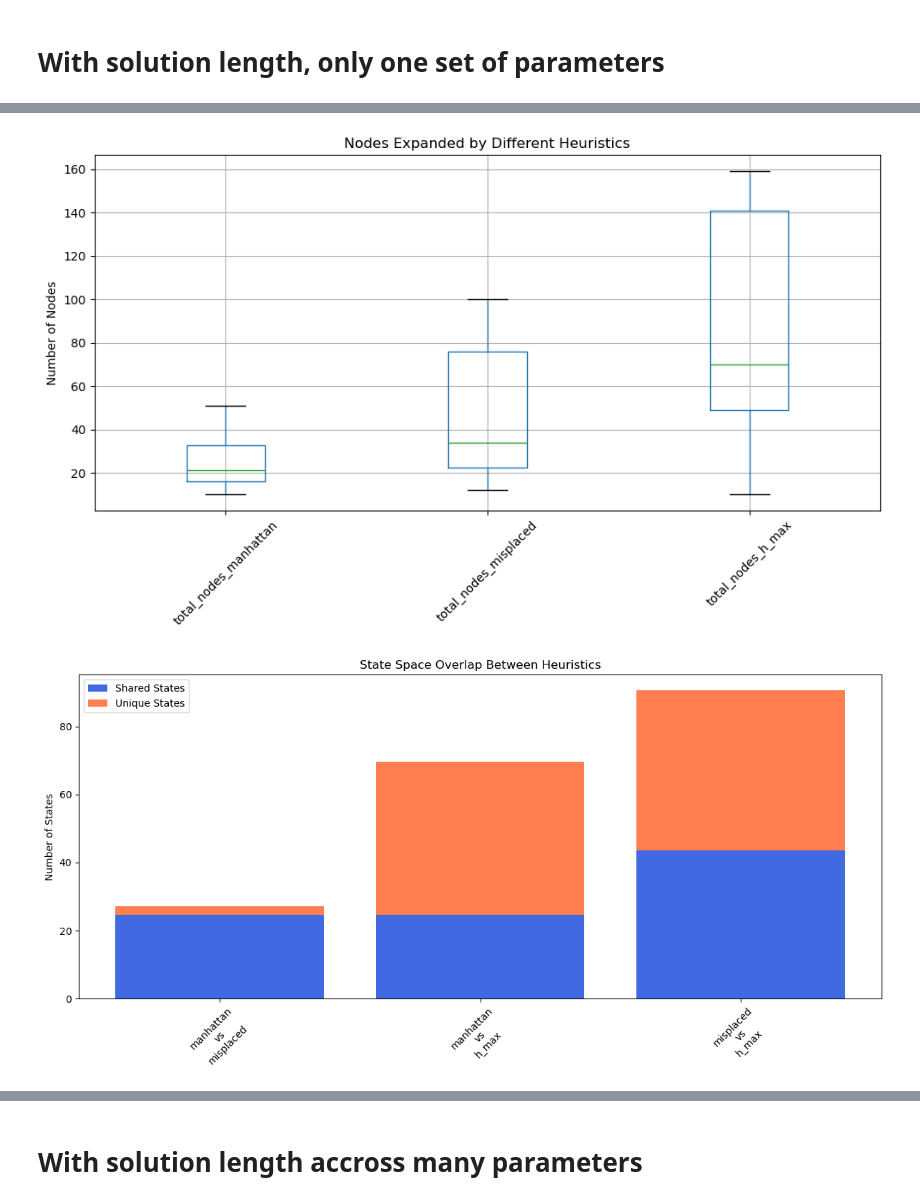
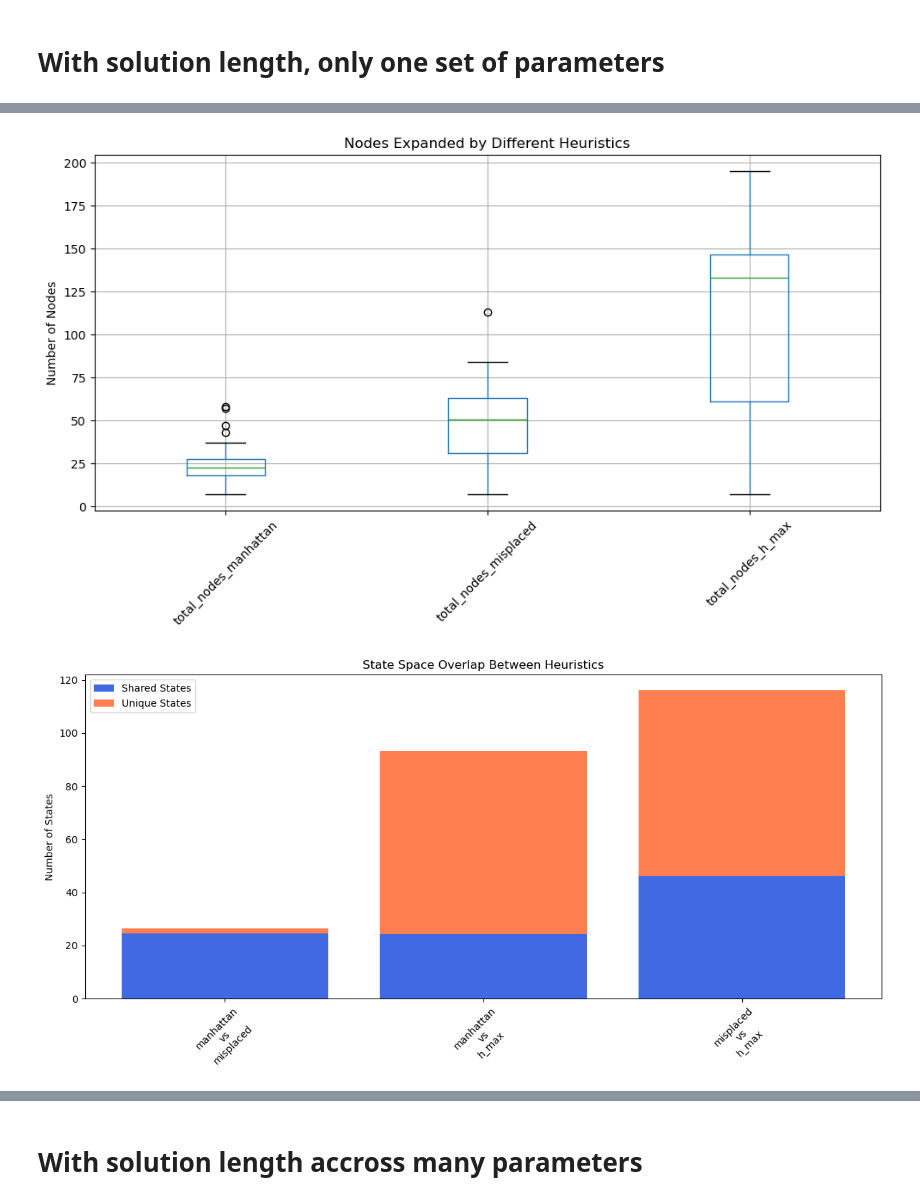
Before and after one commit to GurKeinan/Artificial-Intelligence-and-Autonomous-Systems, a Jupyter notebook: code/comparing_heuristics.ipynb, the cells around one changed output, grey strips where cells are left out. Cells and saved outputs as stored; diff of their text form; code cells hidden in the pictures.

```diff
--- a/code/comparing_heuristics.ipynb
+++ b/code/comparing_heuristics.ipynb
@@ -9,6 +9,7 @@ import matplotlib.pyplot as plt
 from pathlib import Path
 import pickle
 
+from tqdm.notebook import tqdm
 from sliding_puzzle_generator import generate_sliding_puzzle_problem
 from block_world_generator import generate_block_world_problem
 from general_A_star import a_star
@@ -46,14 +47,14 @@ class HeuristicComparison:
         """Solve each problem with all available heuristics"""
         all_results = []
 
-        for i, (initial_state, goal_state) in enumerate(problems):
-            print(f"\nSolving problem {i+1}")
+        for i, (initial_state, goal_state) in tqdm(enumerate(problems), total=len(problems)):
+            # print(f"\nSolving problem {i+1}")
             problem_results = {}
             success = True
 
             # Try to solve with each heuristic
             for heur_name, heur_func in self.heuristics[self.domain].items():
-                print(f"Using {heur_name}...")
+                # print(f"Using {heur_name}...")
                 solution, search_tree = a_star(initial_state, goal_state, heur_func)
 
                 if solution is None:
@@ -247,7 +248,7 @@ def main():
     # Example usage for Sliding Puzzle
     sp_comparison = HeuristicComparison('sliding_puzzle')
     sp_results = sp_comparison.run_comparison(
-        num_problems=20,
+        num_problems=50,
         size=3,  # 3x3 puzzle
         num_moves=10
     )
@@ -256,7 +257,7 @@ def main():
     # Example usage for Blocks World
     bw_comparison = HeuristicComparison('blocks_world')
     bw_results = bw_comparison.run_comparison(
-        num_problems=20,
+        num_problems=50,
         num_blocks=5,
         num_stacks=3,
         num_moves=10
@@ -286,2 +270,2 @@ Using h_max...
-[figure, old version]
+[figure, new version]
-[figure, old version]
+[figure, new version]
```
Also changed, not shown: parts of 2 cells of this notebook, 3 other files.
